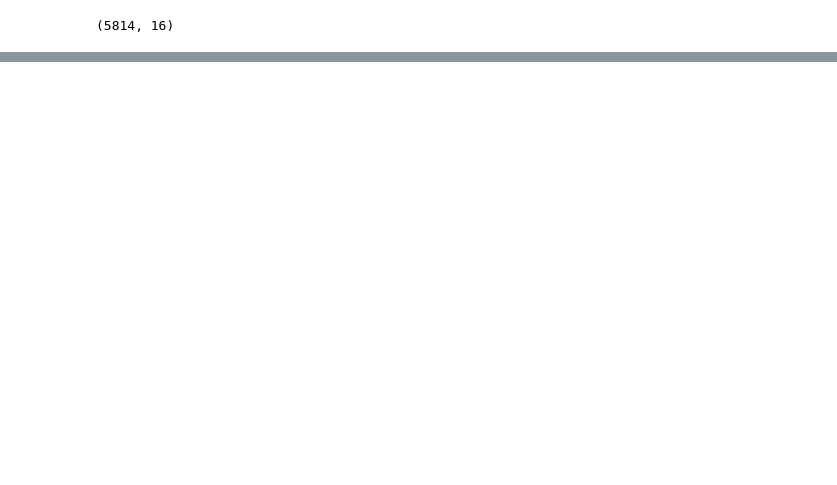
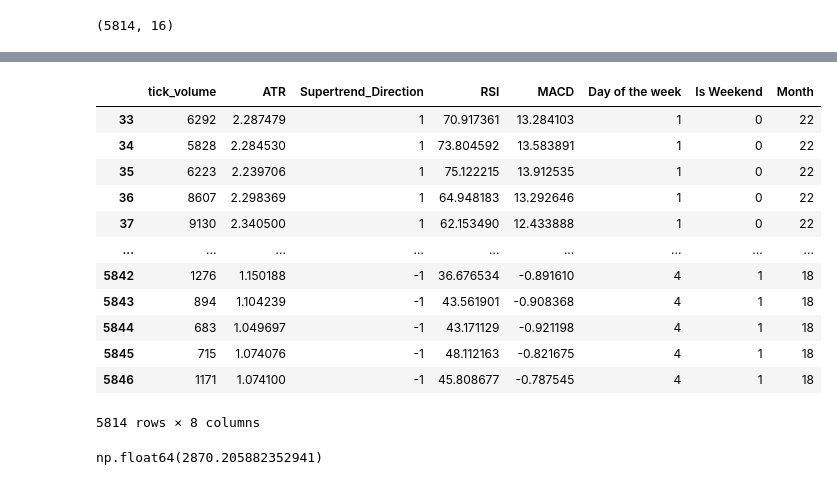
Before and after one commit to Praneeth2025/Stock-Market-Predictor, a Jupyter notebook: project_root/notebooks/02_Feature_Engg.ipynb, the cells around one changed output, grey strips where cells are left out. Cells and saved outputs as stored; diff of their text form; code cells hidden in the pictures; blank space fills up the shorter version.

```diff
--- a/project_root/notebooks/02_Feature_Engg.ipynb
+++ b/project_root/notebooks/02_Feature_Engg.ipynb
@@ -154,0 +166,20 @@ sns.boxplot(data['ATR'])
+# %%
+x
+# %% [output]
+|  | tick_volume | ATR | Supertrend_Direction | RSI | MACD | Day of the week | Is Weekend | Month |
+| 33 | 6292 | 2.287479 | 1 | 70.917361 | 13.284103 | 1 | 0 | 22 |
+| 34 | 5828 | 2.284530 | 1 | 73.804592 | 13.583891 | 1 | 0 | 22 |
+| 35 | 6223 | 2.239706 | 1 | 75.122215 | 13.912535 | 1 | 0 | 22 |
+| 36 | 8607 | 2.298369 | 1 | 64.948183 | 13.292646 | 1 | 0 | 22 |
+| 37 | 9130 | 2.340500 | 1 | 62.153490 | 12.433888 | 1 | 0 | 22 |
+| ... | ... | ... | ... | ... | ... | ... | ... | ... |
+| 5842 | 1276 | 1.150188 | -1 | 36.676534 | -0.891610 | 4 | 1 | 18 |
+| 5843 | 894 | 1.104239 | -1 | 43.561901 | -0.908368 | 4 | 1 | 18 |
+| 5844 | 683 | 1.049697 | -1 | 43.171129 | -0.921198 | 4 | 1 | 18 |
+| 5845 | 715 | 1.074076 | -1 | 48.112163 | -0.821675 | 4 | 1 | 18 |
+| 5846 | 1171 | 1.074100 | -1 | 45.808677 | -0.787545 | 4 | 1 | 18 |
+5814 rows × 8 columns
+# %%
+data['tick_volume'].mean()
+# %% [output]
+np.float64(2870.205882352941)
```
Also changed, not shown: parts of 20 cells of this notebook, 7 other files.
